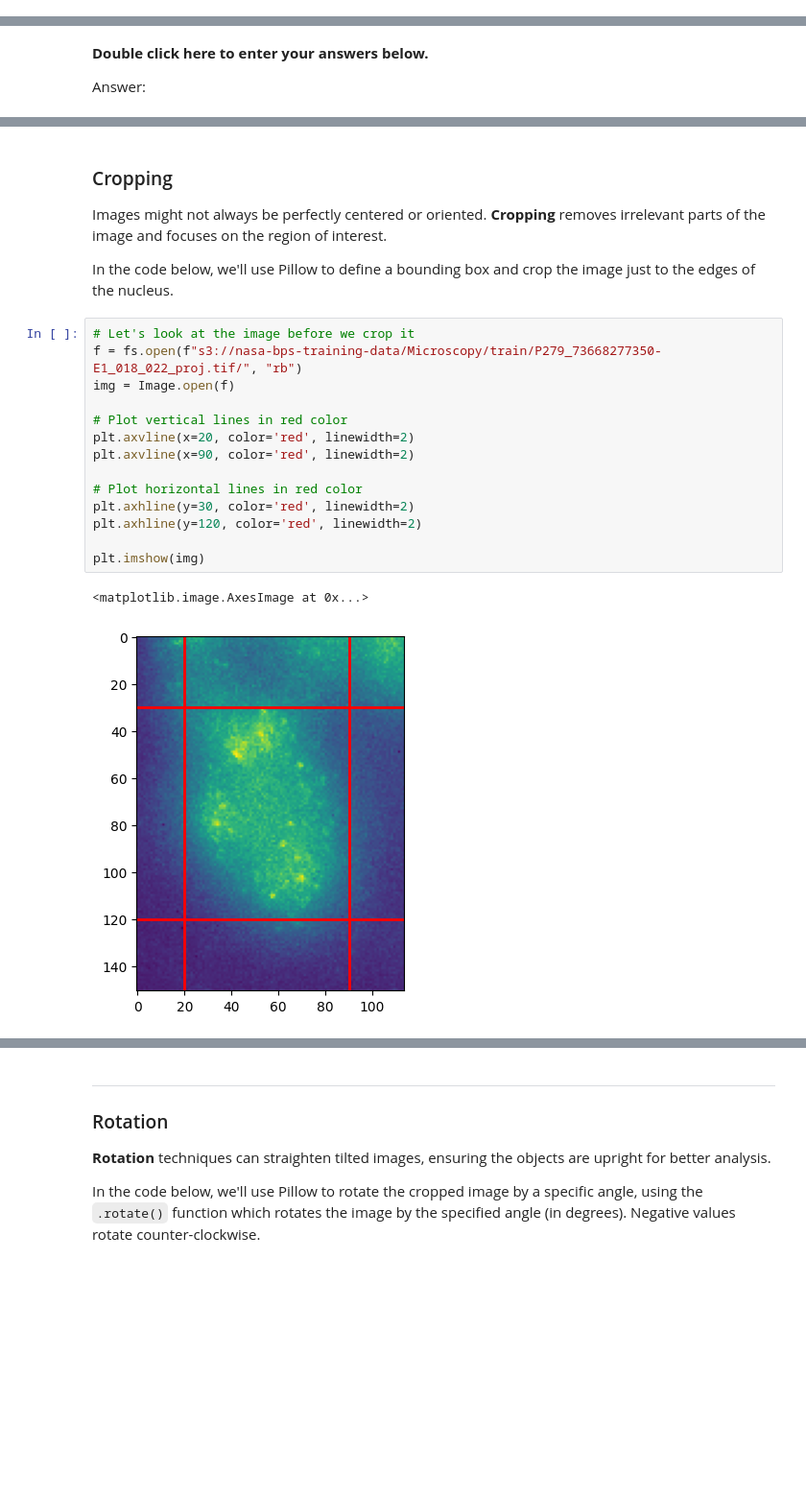
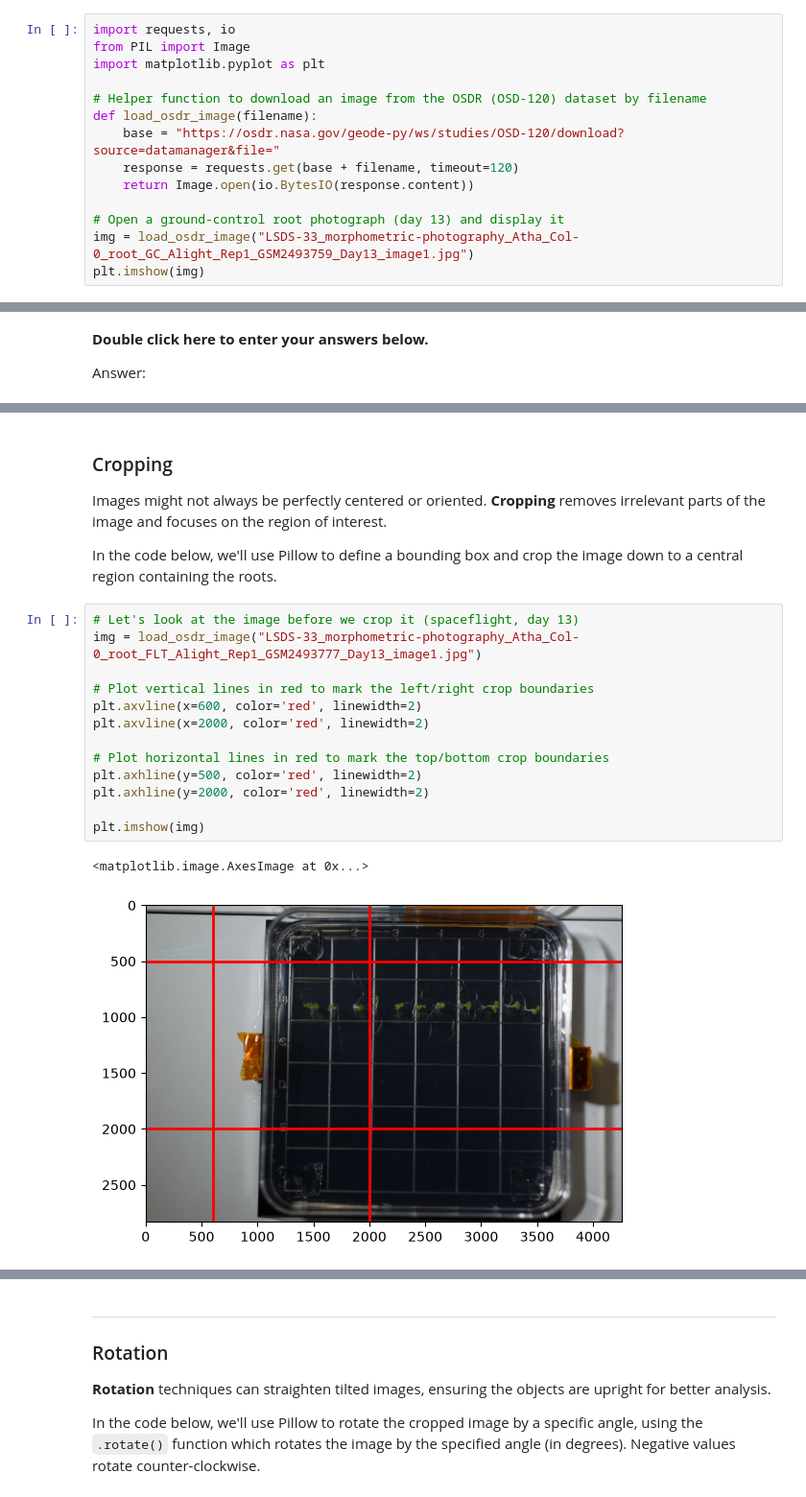
Before and after one commit to dr-richard-barker/OSDR_juypter_book.io, a Jupyter notebook: chapters/Image_Data.ipynb, the cells around one changed output, grey strips where cells are left out. Shown at 96% size. Drawn from its saved outputs; the diff is of its cells as text; blank space fills up the shorter version.

```diff
--- a/chapters/Image_Data.ipynb
+++ b/chapters/Image_Data.ipynb
@@ -73,0 +44,14 @@ This second image shows a nucleus that was exposed to low-energy X-rays at a dos
+# %%
+import requests, io
+from PIL import Image
+import matplotlib.pyplot as plt
+
+# Helper function to download an image from the OSDR (OSD-120) dataset by filename
+def load_osdr_image(filename):
+    base = "https://osdr.nasa.gov/geode-py/ws/studies/OSD-120/download?source=datamanager&file="
+    response = requests.get(base + filename, timeout=120)
+    return Image.open(io.BytesIO(response.content))
+
+# Open a ground-control root photograph (day 13) and display it
+img = load_osdr_image("LSDS-33_morphometric-photography_Atha_Col-0_root_GC_Alight_Rep1_GSM2493759_Day13_image1.jpg")
+plt.imshow(img)
@@ -173,22 +171,21 @@ In many bioimaging applications, such as microscopy, the *intensity* of pixels i
 
 Images might not always be perfectly centered or oriented. **Cropping** removes irrelevant parts of the image and focuses on the region of interest.
 
-In the code below, we'll use Pillow to define a bounding box and crop the image just to the edges of the nucleus.
+In the code below, we'll use Pillow to define a bounding box and crop the image down to a central region containing the roots.
 # %%
-# Let's look at the image before we crop it
-f = fs.open(f"s3://nasa-bps-training-data/Microscopy/train/P279_73668277350-E1_018_022_proj.tif/", "rb")
-img = Image.open(f)
+# Let's look at the image before we crop it (spaceflight, day 13)
+img = load_osdr_image("LSDS-33_morphometric-photography_Atha_Col-0_root_FLT_Alight_Rep1_GSM2493777_Day13_image1.jpg")
 
-# Plot vertical lines in red color
-plt.axvline(x=20, color='red', linewidth=2)
-plt.axvline(x=90, color='red', linewidth=2)
+# Plot vertical lines in red to mark the left/right crop boundaries
+plt.axvline(x=600, color='red', linewidth=2)
+plt.axvline(x=2000, color='red', linewidth=2)
 
-# Plot horizontal lines in red color
-plt.axhline(y=30, color='red', linewidth=2)
-plt.axhline(y=120, color='red', linewidth=2)
+# Plot horizontal lines in red to mark the top/bottom crop boundaries
+plt.axhline(y=500, color='red', linewidth=2)
+plt.axhline(y=2000, color='red', linewidth=2)
 
 plt.imshow(img)
 # %% [output]
 <matplotlib.image.AxesImage at 0x...>
-[figure, old version]
+[figure, new version]
 # %% [markdown]
```
Also changed, not shown: parts of 33 cells of this notebook, 7 other files.
